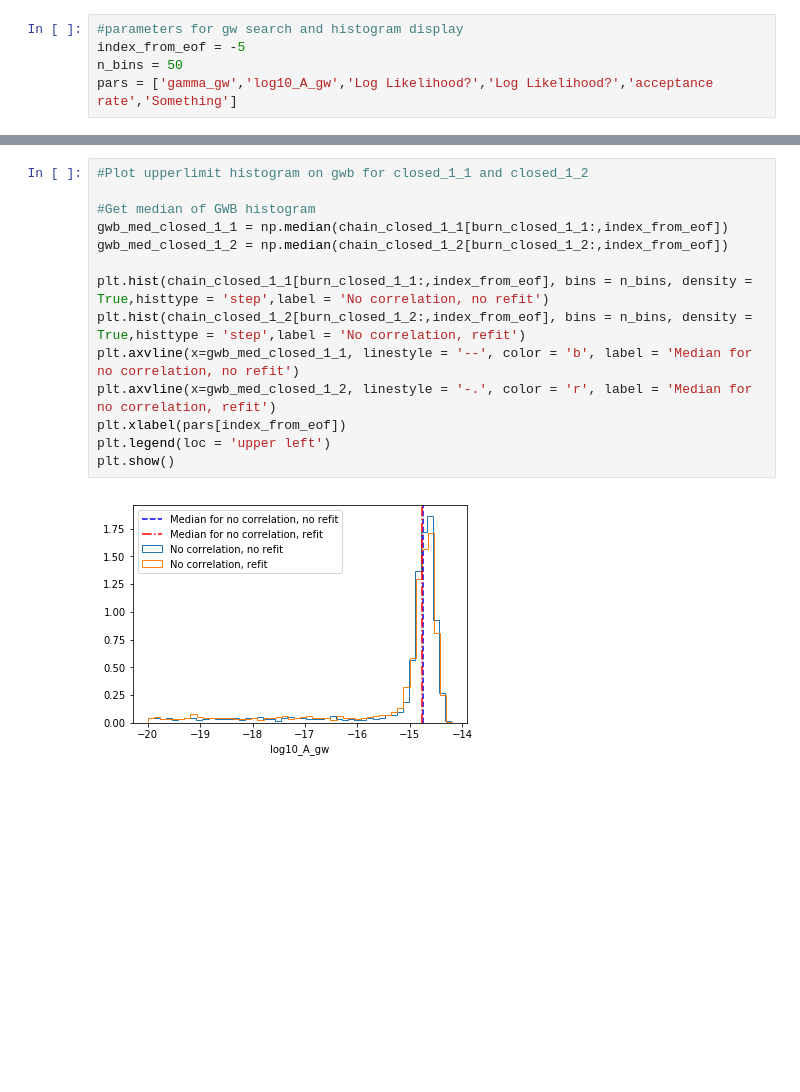
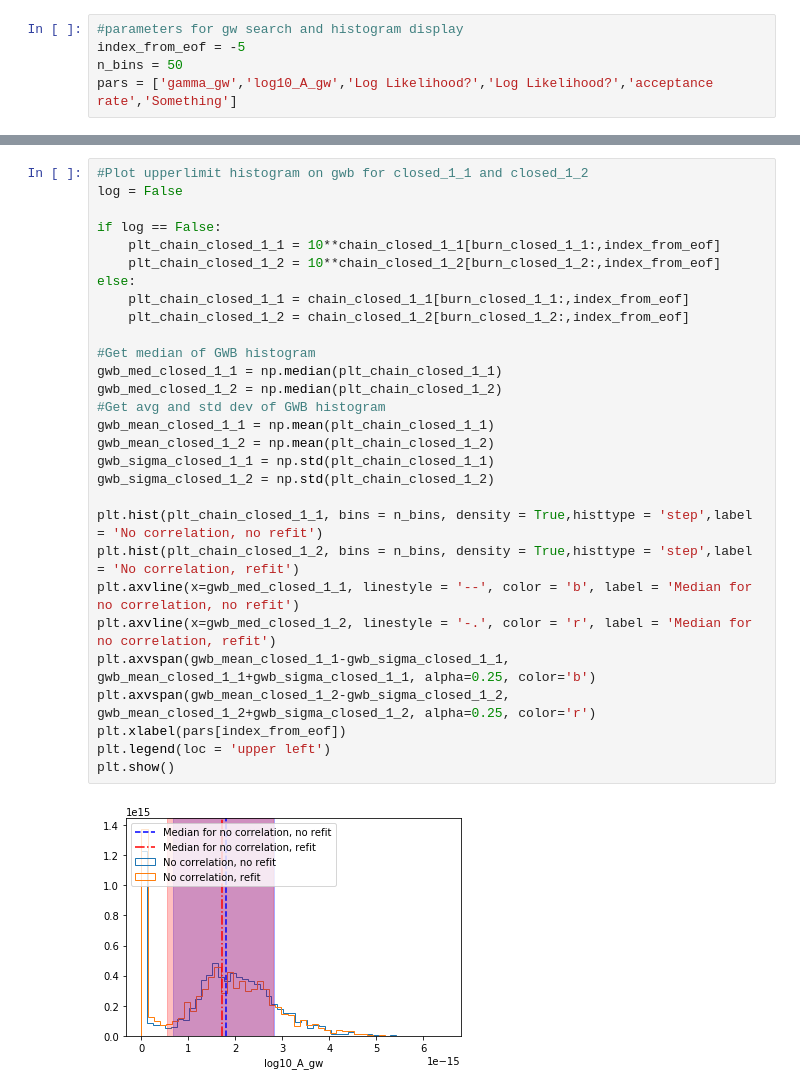
Before and after one commit to LBJ-Wade/NANOGrav, a Jupyter notebook: MDC2/plot_MDC2_full_run.ipynb, the cells around one changed output, grey strips where cells are left out. Saved outputs shown, nothing was run; the diff lists cells and outputs as text; blank space fills up the shorter version.

```diff
--- a/MDC2/plot_MDC2_full_run.ipynb
+++ b/MDC2/plot_MDC2_full_run.ipynb
@@ -319,18 +339,33 @@ IndexError: list index out of range
 # %%
 #Plot upperlimit histogram on gwb for closed_1_1 and closed_1_2
+log = False
+
+if log == False:
+    plt_chain_closed_1_1 = 10**chain_closed_1_1[burn_closed_1_1:,index_from_eof]
+    plt_chain_closed_1_2 = 10**chain_closed_1_2[burn_closed_1_2:,index_from_eof]
+else:
+    plt_chain_closed_1_1 = chain_closed_1_1[burn_closed_1_1:,index_from_eof]
+    plt_chain_closed_1_2 = chain_closed_1_2[burn_closed_1_2:,index_from_eof]
 
 #Get median of GWB histogram
-gwb_med_closed_1_1 = np.median(chain_closed_1_1[burn_closed_1_1:,index_from_eof])
-gwb_med_closed_1_2 = np.median(chain_closed_1_2[burn_closed_1_2:,index_from_eof])
+gwb_med_closed_1_1 = np.median(plt_chain_closed_1_1)
+gwb_med_closed_1_2 = np.median(plt_chain_closed_1_2)
+#Get avg and std dev of GWB histogram
+gwb_mean_closed_1_1 = np.mean(plt_chain_closed_1_1)
+gwb_mean_closed_1_2 = np.mean(plt_chain_closed_1_2)
+gwb_sigma_closed_1_1 = np.std(plt_chain_closed_1_1)
+gwb_sigma_closed_1_2 = np.std(plt_chain_closed_1_2)
 
-plt.hist(chain_closed_1_1[burn_closed_1_1:,index_from_eof], bins = n_bins, density = True,histtype = 'step',label = 'No correlation, no refit')
-plt.hist(chain_closed_1_2[burn_closed_1_2:,index_from_eof], bins = n_bins, density = True,histtype = 'step',label = 'No correlation, refit')
+plt.hist(plt_chain_closed_1_1, bins = n_bins, density = True,histtype = 'step',label = 'No correlation, no refit')
+plt.hist(plt_chain_closed_1_2, bins = n_bins, density = True,histtype = 'step',label = 'No correlation, refit')
 plt.axvline(x=gwb_med_closed_1_1, linestyle = '--', color = 'b', label = 'Median for no correlation, no refit')
 plt.axvline(x=gwb_med_closed_1_2, linestyle = '-.', color = 'r', label = 'Median for no correlation, refit')
+plt.axvspan(gwb_mean_closed_1_1-gwb_sigma_closed_1_1, gwb_mean_closed_1_1+gwb_sigma_closed_1_1, alpha=0.25, color='b')
+plt.axvspan(gwb_mean_closed_1_2-gwb_sigma_closed_1_2, gwb_mean_closed_1_2+gwb_sigma_closed_1_2, alpha=0.25, color='r')
 plt.xlabel(pars[index_from_eof])
 plt.legend(loc = 'upper left')
 plt.show()
 # %% [output]
-[figure, old version]
+[figure, new version]
 # %%
 #Plot upperlimit histogram on gwb for closed_2_1 and closed_2_2
```
Also changed, not shown: parts of 11 cells of this notebook.
